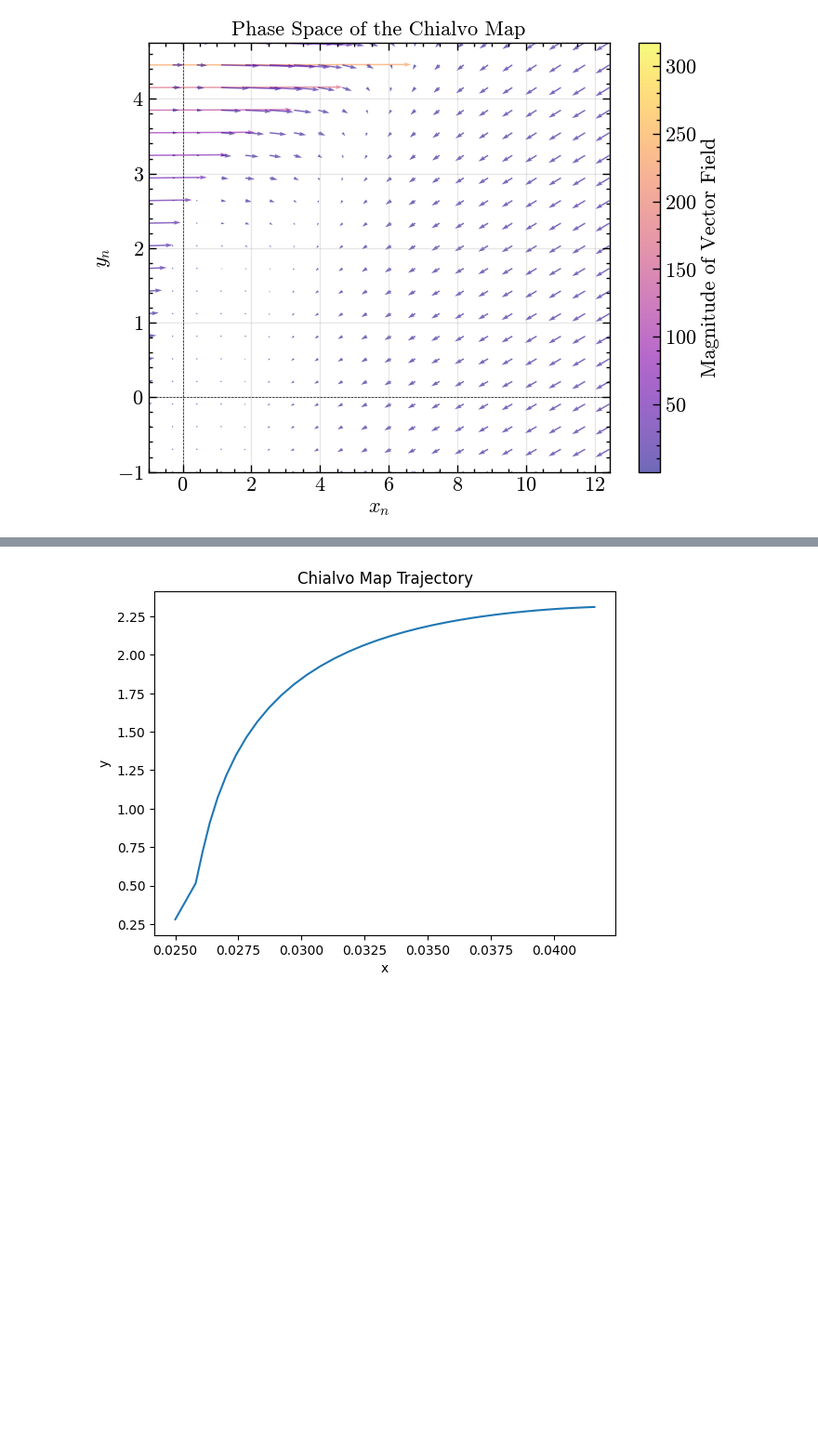
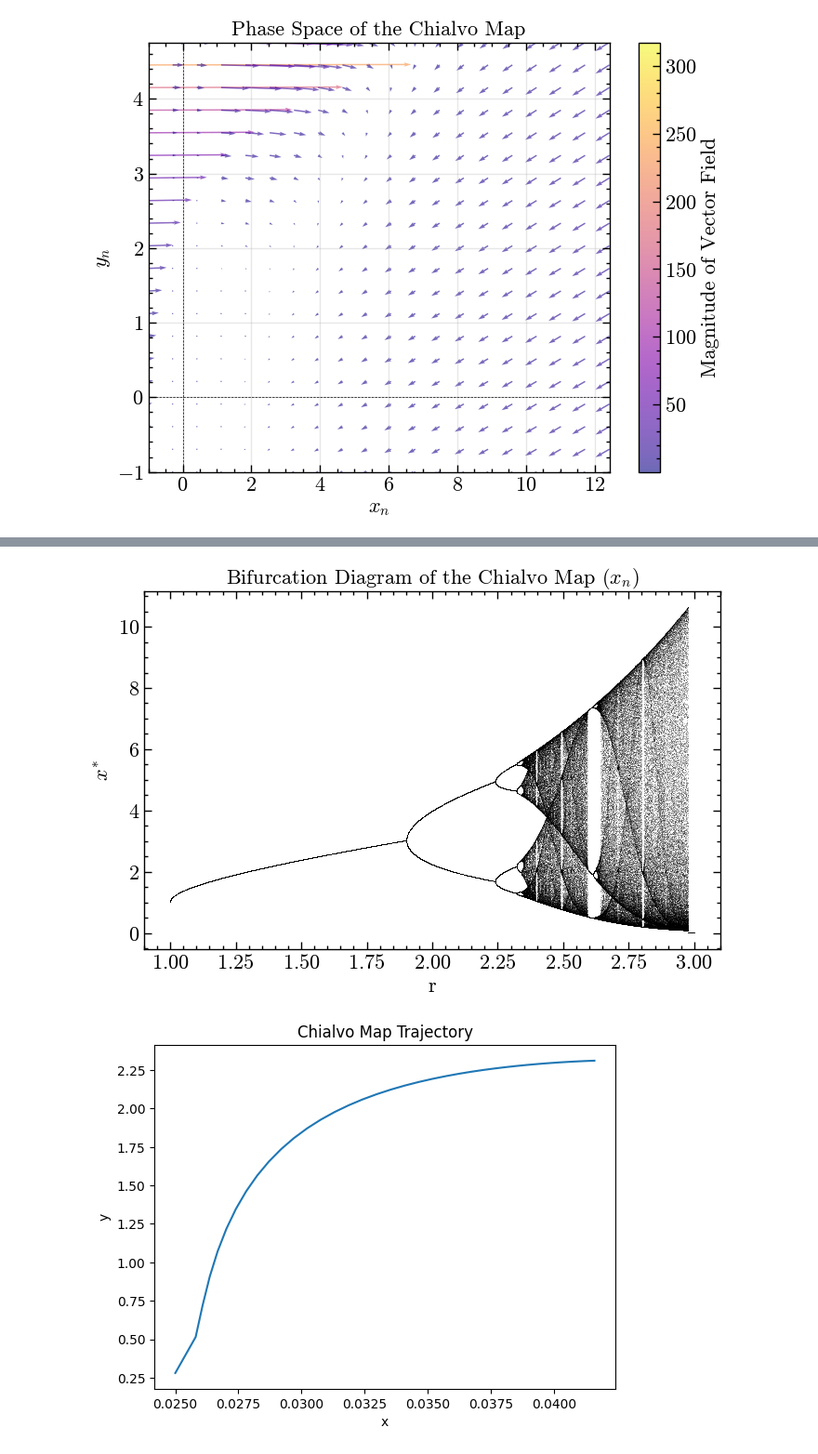
Before and after one commit to alanPalma25/complex_systems, a Jupyter notebook: final_project/chialvo_map.ipynb, the cells around one changed output, grey strips where cells are left out. Shown at 93% size. Drawn from its saved outputs; the diff is of its cells as text; code cells hidden in the pictures; blank space fills up the shorter version.

Commit message:
update chialvo map notebook

```diff
--- a/final_project/chialvo_map.ipynb
+++ b/final_project/chialvo_map.ipynb
@@ -106,3 +120,34 @@ plt.show()
+# %%
+# Bifurcation diagram for x_n
+
+def xnext_bifurcation(x, r):
+    return x**2 * np.exp(r - x)
+# %%
+# Define n
+n = 5000
+
+# Define r range
+r = np.linspace(1, 3, n)
+
+# Define initial x_n
+x_n = 1.2 * np.ones(n)
+
+# Define iterations and last
+iterations = 1000
+last = 100
+
+plt.figure(figsize=(8, 5))
+for i in range(iterations):
+    x_n = xnext_bifurcation(x_n, r)
+    if i >= (iterations - last):
+        plt.plot(r, x_n, alpha=0.25, color='black', marker=',', linestyle='None')
+
+plt.title(r'Bifurcation Diagram of the Chialvo Map ($x_n$)')
+plt.xlabel('r')
+plt.ylabel(r'$x^{*}$')
+plt.show()
+# %% [output]
+[figure, added]
 # %%
 class ChialvoMap:
     def __init__(self, a=0.89, b=0.6, c=0.28, k=0.025, T=1000):
```
Also changed, not shown: parts of 1 cell of this notebook.
